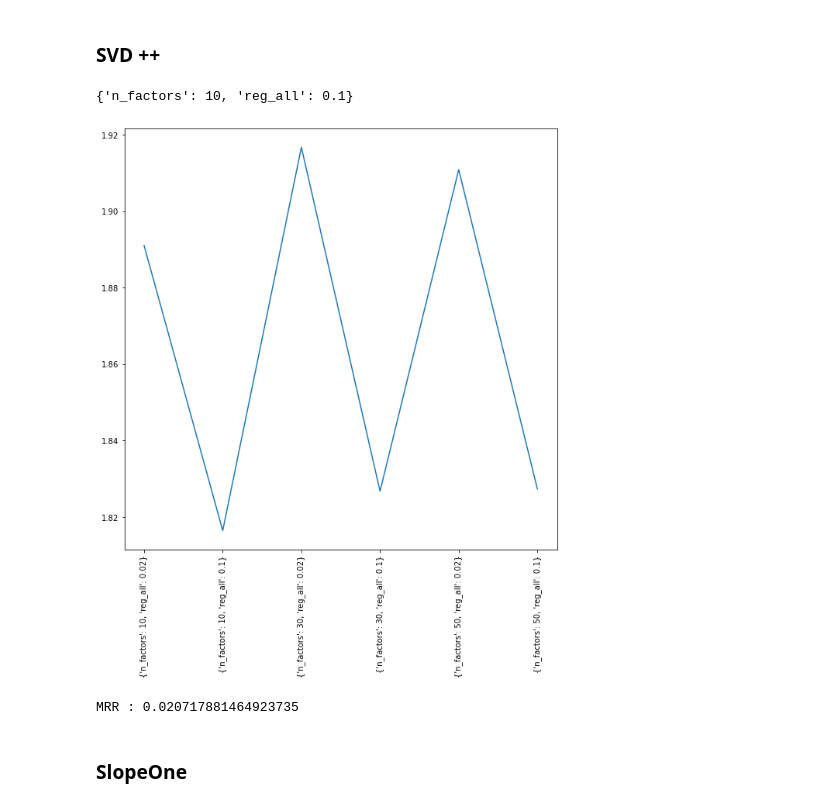
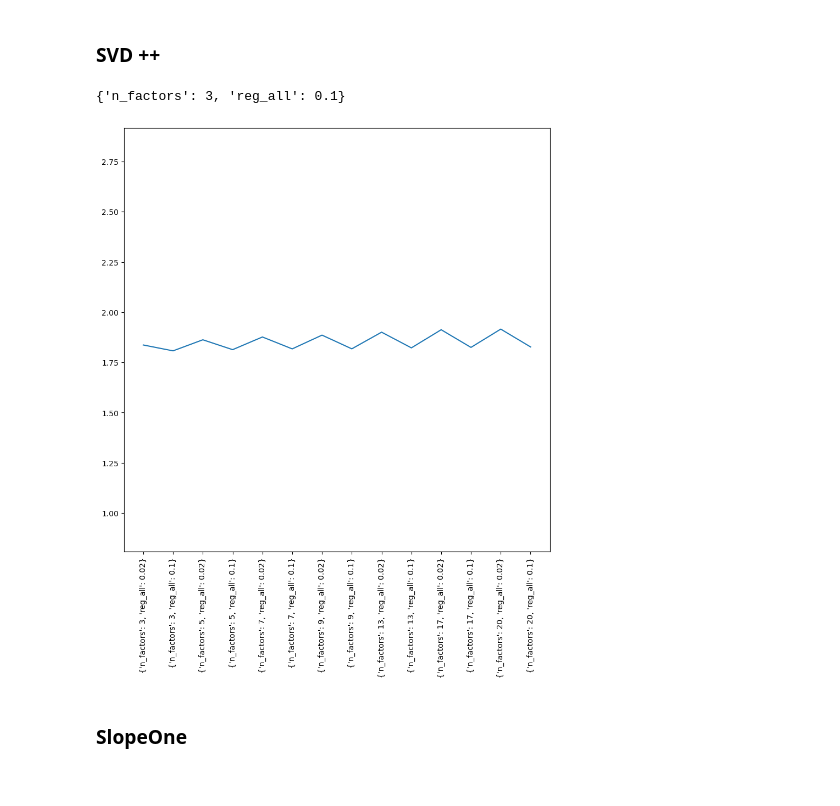
Before and after one commit to Amayas29/review-analysis, a Jupyter notebook: src/6_filtrage_colaboratif.ipynb, the cells around one changed output. Drawn from its saved outputs; the diff is of its cells as text; code cells hidden in the pictures.

```diff
--- a/src/6_filtrage_colaboratif.ipynb
+++ b/src/6_filtrage_colaboratif.ipynb
@@ -352,15 +366,14 @@ MRR : 0.007318088208312536
 ### SVD ++
 # %%
 param_grid = {
-    "n_factors": np.arange(10, 70, 20),
+    "n_factors": [3,5,7,9,13,17,20],
     "reg_all": [0.02, 0.1],
 }
 
 svdpp = prediction.gs_pred(dict_data, SVDpp, param_grid)
 # %% [output]
-{'n_factors': 10, 'reg_all': 0.1}
+{'n_factors': 3, 'reg_all': 0.1}
-[figure, old version]
+[figure, new version]
-MRR : 0.020717881464923735
 # %% [markdown]
 ### SlopeOne
 # %%
```
Also changed, not shown: parts of 27 cells of this notebook, 1 other file.
